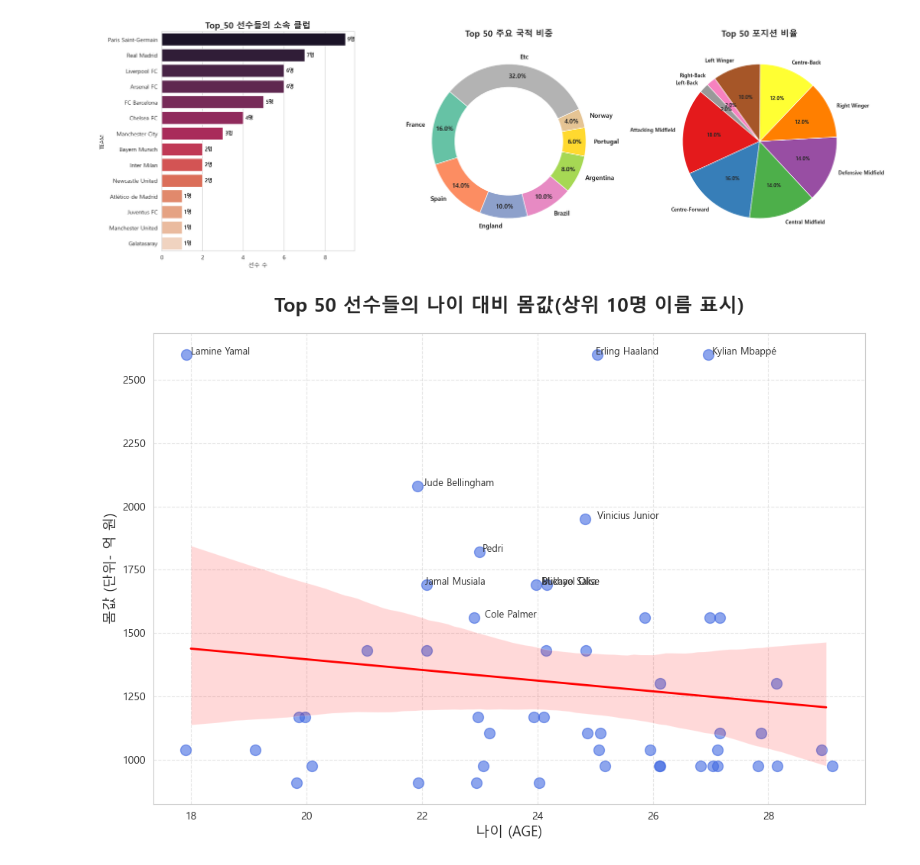
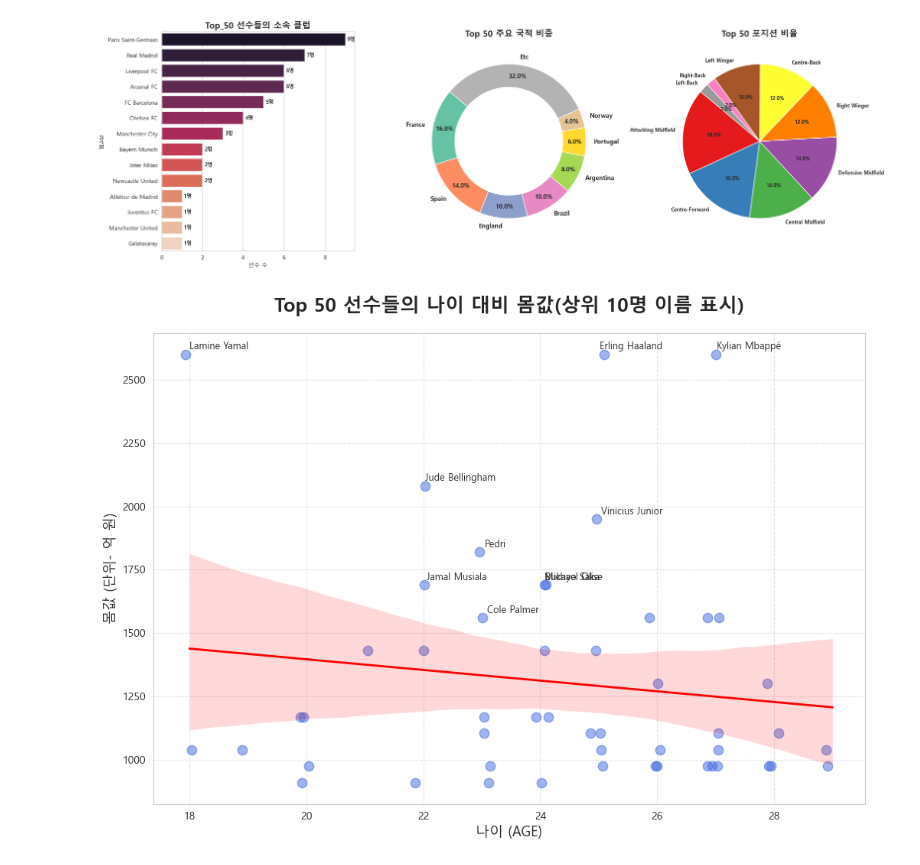
Before and after one commit to 0jyyyyy/Soccer_Lens, a Jupyter notebook: Transfermarkt-Value-Analysis(TVA)/World/world_tva_dashboard.ipynb, the cells around one changed output. Drawn from its saved outputs; the diff is of its cells as text; code cells hidden in the pictures.

```diff
--- a/Transfermarkt-Value-Analysis(TVA)/World/world_tva_dashboard.ipynb
+++ b/Transfermarkt-Value-Analysis(TVA)/World/world_tva_dashboard.ipynb
@@ -138,30 +138,34 @@ Text(0.5, 1.0, 'Top 50 포지션 비율')
 # %%
 # 나이와 몸값의 상관관계(에이징 커브 분석)
 plt.figure(figsize=(12, 8))
 
 # sns.regplot은 산점도 와 회귀선을 한 번에 그려준다
 # scatter_kws : 점의 투명도(alpha) 와 크기 (s) 조절
 # line_kws : 추세선의 색상 조절
 
 ax = sns.regplot(data=top_50, x='AGE', y='VALUE_KRW',
-                 x_jitter=0.2,
-                 scatter_kws={'s':100, 'alpha':0.6, 'color': 'royalblue'},
+                 x_jitter=0.15,
+                 scatter_kws={'s':80, 'alpha':0.5, 'color': 'royalblue'},
                  line_kws={'color':'red', 'lw': 2})
+
 
 # 그래프 각 점 옆에 선수 이름 표시(상위 9명만 표시)
 top_10_players = top_50.nlargest(10,'VALUE_KRW')
 
 for i in range(len(top_10_players)):
   # i(인덱스)를 활용해 선수마다 글자 높낮이나 좌우를 미세하게 다르게 배치
-  plt.text(top_10_players.AGE.iloc[i]+ (i * 0.01), top_10_players.VALUE_KRW.iloc[i], top_10_players.NAME.iloc[i], fontsize=9)
+  plt.text(top_10_players.AGE.iloc[i]+ (i * 0.01),
+           top_10_players.VALUE_KRW.iloc[i] + 20,
+           top_10_players.NAME.iloc[i],
+           fontsize=9)
 
 plt.title('Top 50 선수들의 나이 대비 몸값(상위 10명 이름 표시)', fontsize=18, fontweight='bold', pad=20)
 plt.xlabel('나이 (AGE)', fontsize=13)
 plt.ylabel('몸값 (단위- 억 원)', fontsize=13)
 
 # 격자선 추가로 가독성 향상
 plt.grid(True, linestyle='--', alpha=0.5)
 
 plt.show()
 # %% [output]
-[figure, old version]
+[figure, new version]
```
